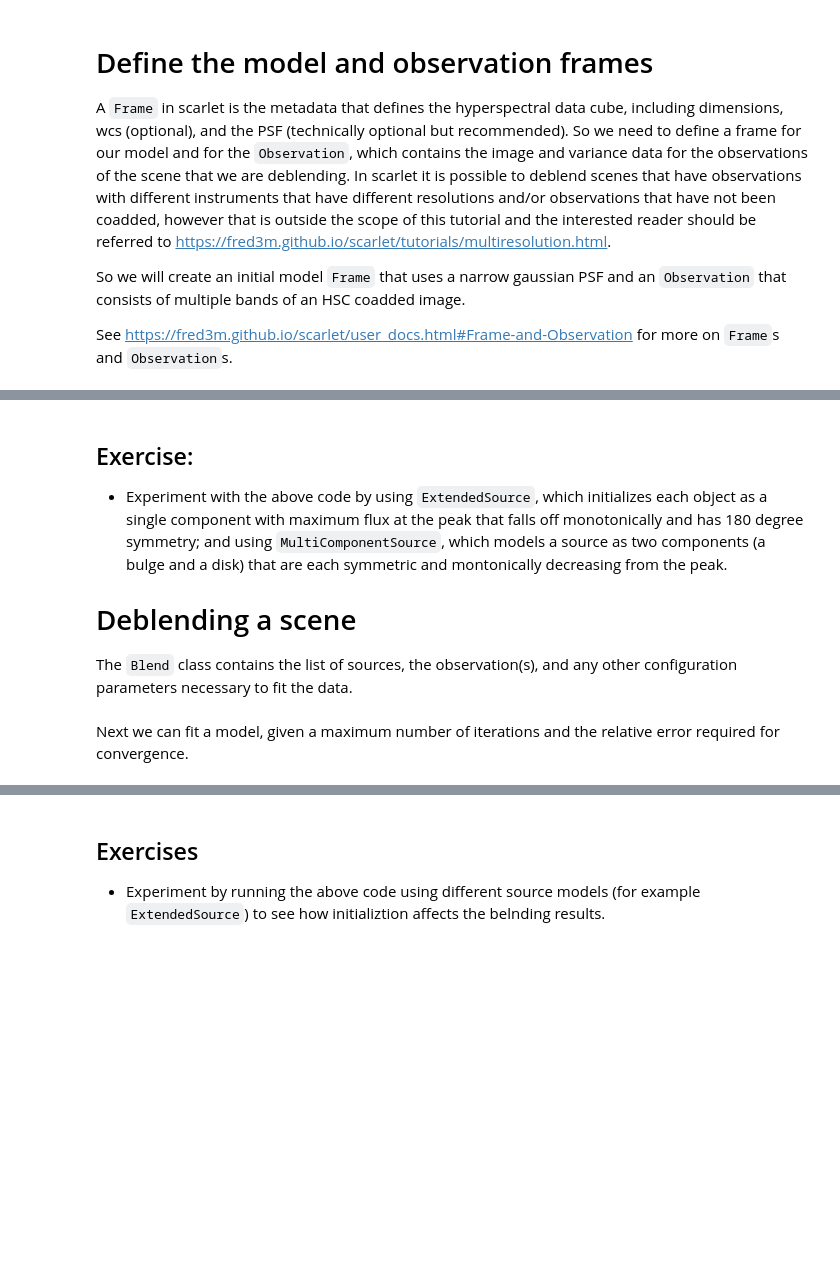
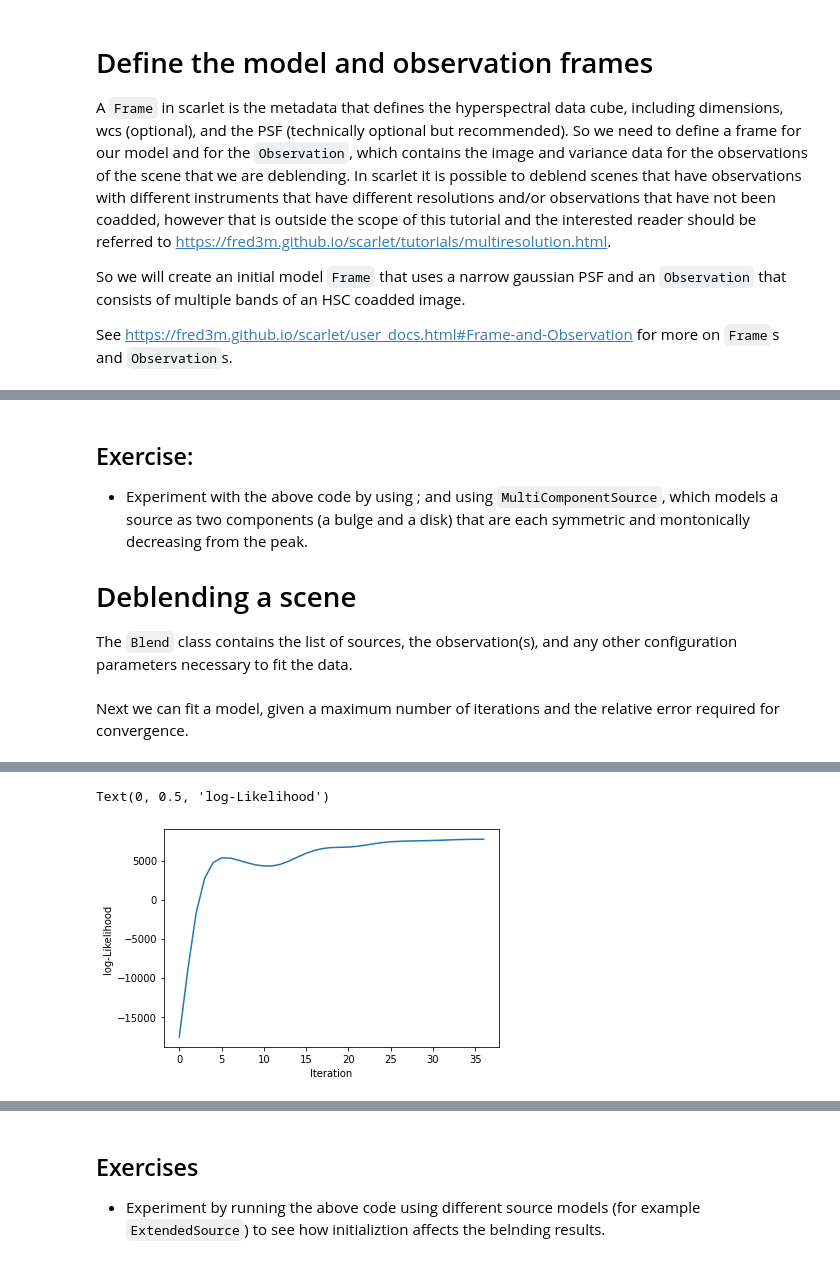
Before and after one commit to LSSTScienceCollaborations/StackClub, a Jupyter notebook: Deblending/scarlet_tutorial.ipynb, the cells around one changed output, grey strips where cells are left out. Drawn from its saved outputs; the diff is of its cells as text; code cells hidden in the pictures; blank space fills up the shorter version.

```diff
--- a/Deblending/scarlet_tutorial.ipynb
+++ b/Deblending/scarlet_tutorial.ipynb
@@ -267,7 +177,7 @@ display_sources(sources, observation, norm=norm)
 # %% [markdown]
 ## Exercise:
 
-* Experiment with the above code by using `ExtendedSource`, which initializes each object as a single component with maximum flux at the peak that falls off monotonically and has 180 degree symmetry; and using `MultiComponentSource`, which models a source as two components (a bulge and a disk) that are each symmetric and montonically decreasing from the peak.
+* Experiment with the above code by using ; and using `MultiComponentSource`, which models a source as two components (a bulge and a disk) that are each symmetric and montonically decreasing from the peak.
 
 # Deblending a scene
 
@@ -278,8 +188,11 @@ blend = scarlet.Blend(sources, observation)
 Next we can fit a model, given a maximum number of iterations and the relative error required for convergence.
 # %%
 # Fit the data until the relative error is <= 1e-3,
-# for a maximum of 100 iterations
-blend.fit(100, e_rel=1e-3)
-print("Deblending completed in {0} iterations".format(blend.it))
-display_model_residual(images, blend, peaks, norm)
-display_sources(sources, observation, norm)
+# for a maximum of 200 iterations
+blend = scarlet.Blend(sources, observation)
+%time blend.fit(200, e_rel = 1e-3)
+print("scarlet ran for {0} iterations to logL = {1}".format(len(blend.loss), -blend.loss[-1]))
+plt.plot(-np.array(blend.loss))
+plt.xlabel('Iteration')
+plt.ylabel('log-Likelihood')
+# %% [output]
@@ -285,0 +202,2 @@ display_sources(sources, observation, norm)
+Text(0, 0.5, 'log-Likelihood')
+[figure, added]
```
Also changed, not shown: parts of 19 cells of this notebook.
